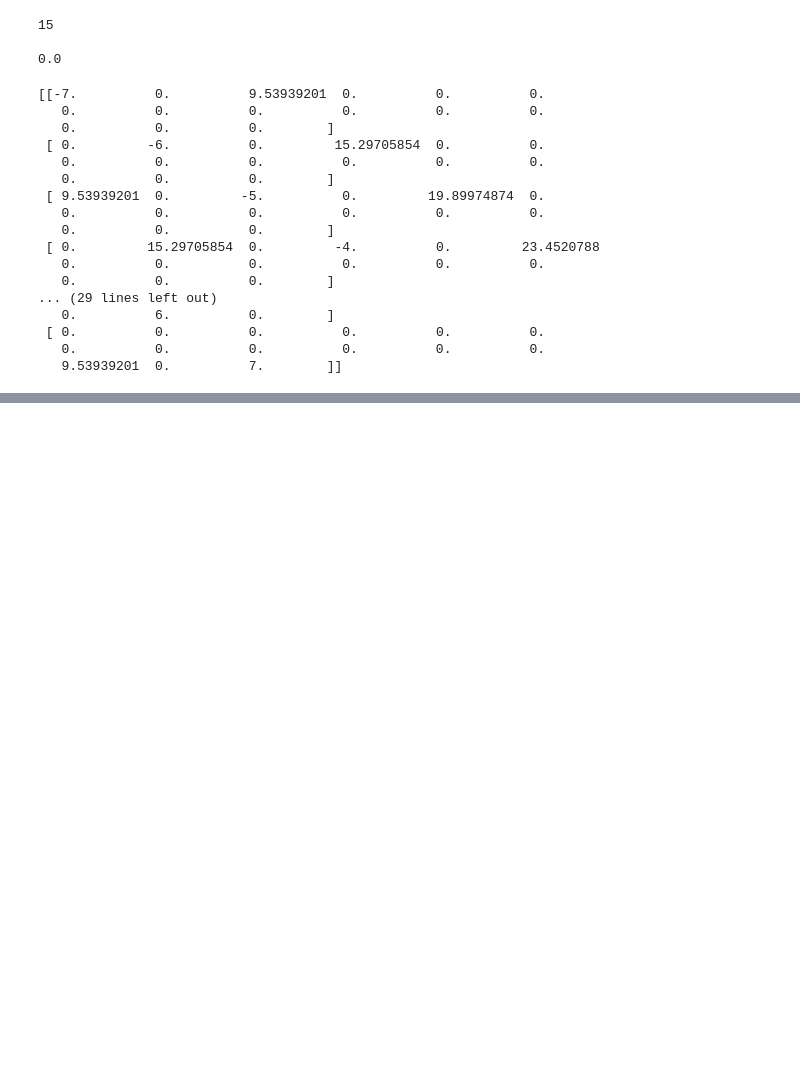
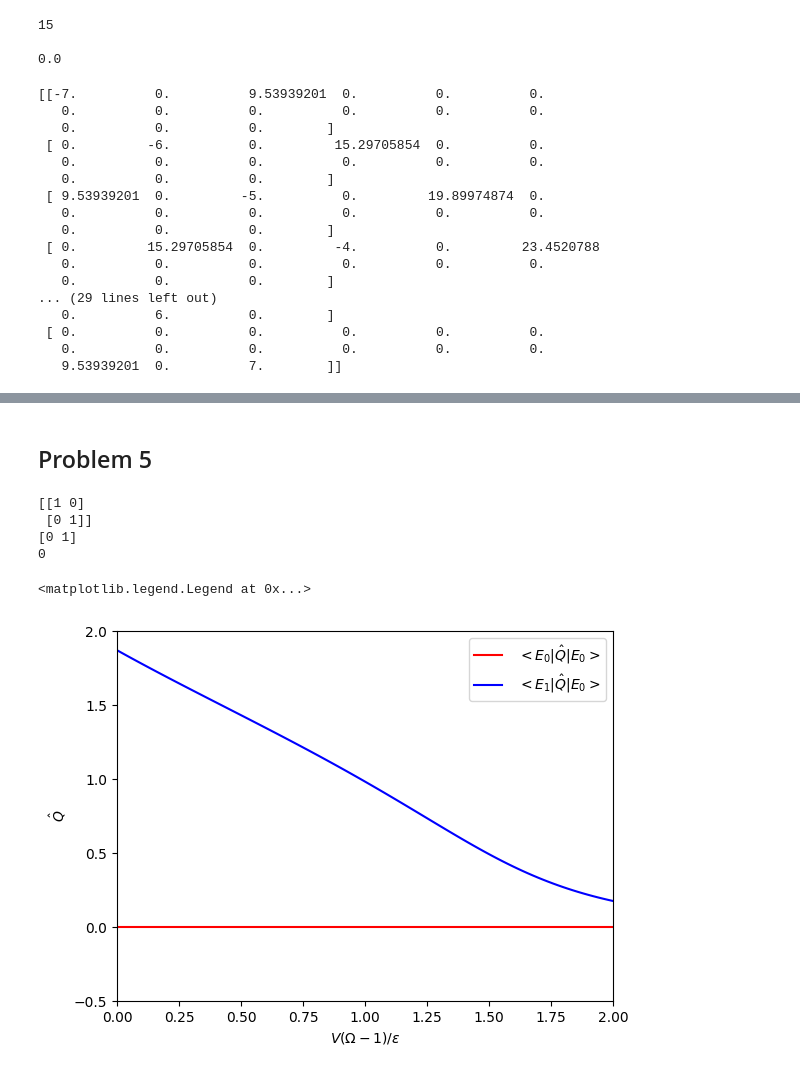
Before and after one commit to Circuitoah/Nuclear_Structure, a Jupyter notebook: Homework4/Homework4.ipynb, the cells around one changed output, grey strips where cells are left out. Saved outputs shown, nothing was run; the diff lists cells and outputs as text; code cells hidden in the pictures; blank space fills up the shorter version.

```diff
--- a/Homework4/Homework4.ipynb
+++ b/Homework4/Homework4.ipynb
@@ -166,13 +279,16 @@ print(H)
 # %%
-V = 1
+eps_0 = 1
+Omega = 14
+V_3 = eps_0 * 1/ (Omega -1)
 
 for i in range(len(k_0_ket)):
     for j in range(len(k_0_bra)):
         K_0[i][j] = eps_0 * K_0_op(k_0_bra[j], k_0_ket[i])
-        K_plus_plus[i][j] = 0.5 * V* K_plus_op(k_0_max,k_0_bra[j], k_0_ket[i])
-        K_minus_minus[i][j] = 0.5 * V* K_minus_op(k_0_max,k_0_bra[j], k_0_ket[i])
+        K_plus[i][j] =  K_plus_op(k_0_max,k_0_bra[j], k_0_ket[i])
+        K_minus[i][j] = K_minus_op(k_0_max,k_0_bra[j], k_0_ket[i])
 
-H =  K_0 + (K_plus_plus + K_minus_minus)
+H =  eps_0 *K_0 + (.5 * V_mesh[c]* (np.matmul(K_plus, K_plus) +  np.matmul(K_minus, K_minus)))
 
-print(np.linalg.eigh(H)[0])
+print(np.linalg.eigh(H)[0][0])
+print(np.linalg.eigh(H)[0][1])
 # %% [output]
@@ -186,0 +299,67 @@ SyntaxError: invalid syntax (79473102.py, line 1)
+# %% [markdown]
+## Problem 5
+# %%
+sigma = np.array([[1,0],
+                 [0,-1]])
+
+print(np.matmul(sigma, sigma ))
+
+minus_ket = np.array([0,1])
+minus_bra = minus_ket.T
+
+plus_ket = np.array([1,0])
+plus_bra = plus_ket.T
+
+print(minus_bra)
+print( np.matmul(np.matmul(minus_bra,sigma), plus_ket) )
+# %% [output]
+[[1 0]
+ [0 1]]
+[0 1]
+0
+# %%
+V = 1
+eps_0 = 1
+Omega = 14
+V_mesh = np.linspace(0 ,2 * eps_0/(Omega - 1) , 100)
+weird_mesh = np.linspace(0 ,2 , 100)
+
+Q_ME = []
+Q_x = []
+
+
+for c in range(len(V_mesh)):
+    for i in range(len(k_0_ket)):
+        for j in range(len(k_0_bra)):
+            K_0[i][j] = eps_0 * K_0_op(k_0_bra[j], k_0_ket[i])
+            K_plus[i][j] = K_plus_op(k_0_max,k_0_bra[j], k_0_ket[i])
+            K_minus[i][j] = K_minus_op(k_0_max,k_0_bra[j], k_0_ket[i])
+
+    H =  K_0 + (.5 * V_mesh[c]* (np.matmul(K_plus, K_plus) +  np.matmul(K_minus, K_minus)))
+    Q = .5 * (K_plus + K_minus)
+
+    gs_ket = np.linalg.eigh(H)[1].T[0]
+    gs_bra = gs_ket.T
+    fx_ket = np.linalg.eigh(H)[1].T[1]
+    fx_bra = fx_ket.T
+
+
+    Qx = abs(np.dot(gs_bra,np.dot( Q, gs_ket)))
+    Q_exp = abs(np.dot(fx_bra,np.dot( Q, gs_ket)))
+
+    Q_ME.append(Q_exp)
+    Q_x.append(Qx)
+
+
+
+plt.plot(weird_mesh, Q_x, color = "red" ,label = r" $<E_0|\hat Q| E_0>$" )
+plt.plot(weird_mesh, Q_ME, color = "blue" ,label = r" $<E_1|\hat Q| E_0>$" )
+
+plt.xlim(0,2)
+plt.ylim(-.5,2)
+plt.xlabel(r"$V(\Omega - 1)/ \epsilon$")
+plt.ylabel(r"$\hat Q$")
+plt.legend()
+# %% [output]
+<matplotlib.legend.Legend at 0x...>
+[figure, added]
```
Also changed, not shown: parts of 16 cells of this notebook.
